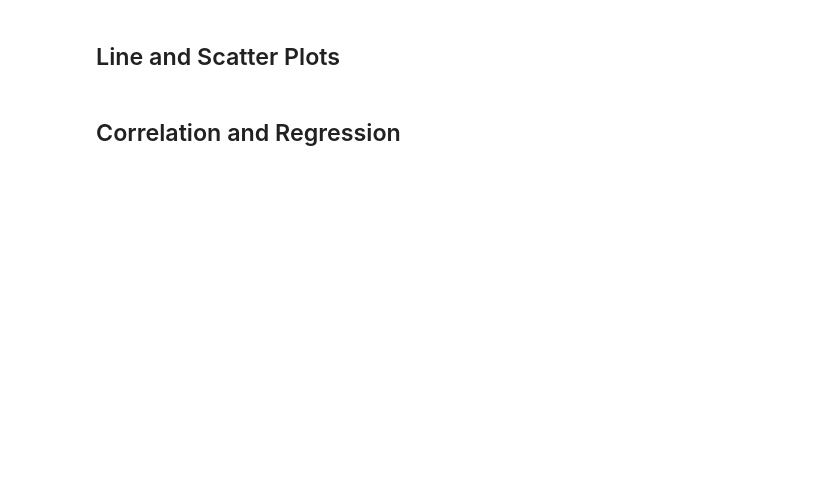
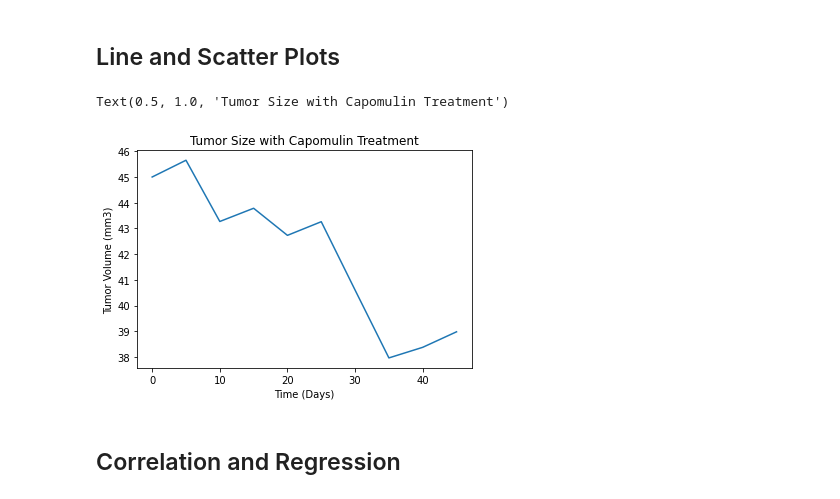
Before and after one commit to sreeven/Bootcamp, a Jupyter notebook: matplotlib-challenge/pymaceuticals.ipynb, the cells around one changed output. Saved outputs shown, nothing was run; the diff lists cells and outputs as text; code cells hidden in the pictures; blank space fills up the shorter version.

```diff
--- a/matplotlib-challenge/pymaceuticals.ipynb
+++ b/matplotlib-challenge/pymaceuticals.ipynb
@@ -236,8 +221,16 @@ plt.show()
 ## Line and Scatter Plots
 # %%
 # Generate a line plot of tumor volume vs. time point for a mouse treated with Capomulin
+mouse_to_plot = capo.loc[capo["Mouse ID"] == 'b128',:]
 # %%
 # Generate a scatter plot of average tumor volume vs. mouse weight for the Capomulin regimen
+plt.plot(mouse_to_plot["Timepoint"],mouse_to_plot["Tumor Volume (mm3)"])
+plt.xlabel("Time (Days)")
+plt.ylabel("Tumor Volume (mm3)")
+plt.title("Tumor Size with Capomulin Treatment")
+# %% [output]
+Text(0.5, 1.0, 'Tumor Size with Capomulin Treatment')
+[figure, added]
 # %% [markdown]
 ## Correlation and Regression
 # %%
```
Also changed, not shown: parts of 5 cells of this notebook.
